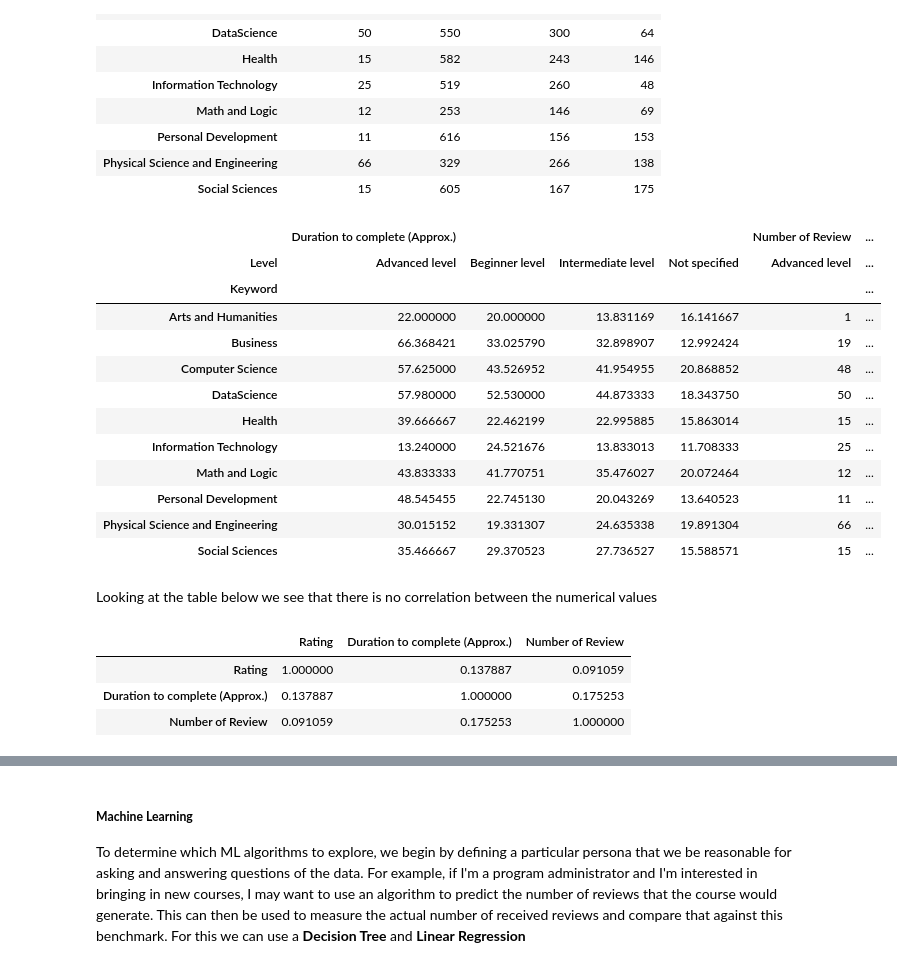
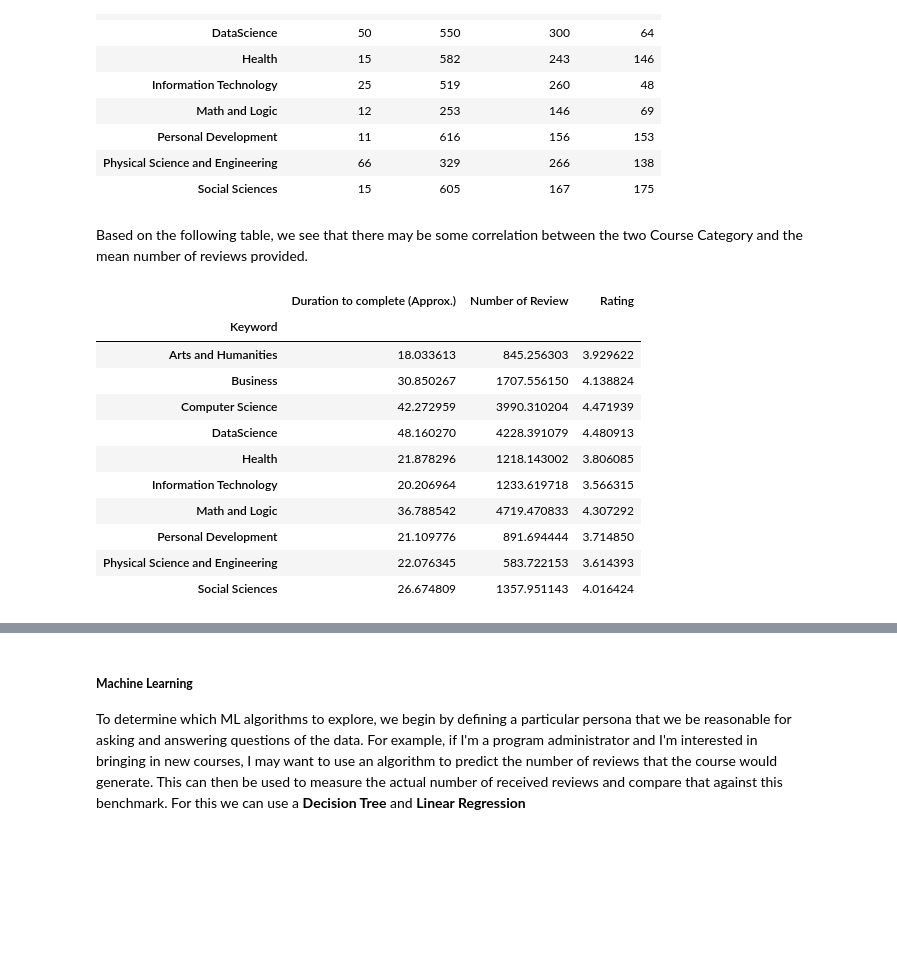
Before and after one commit to klmartin1998/spring2024-data622, a Jupyter notebook: assignments/assignment1/DATA 622 - Homework #1.ipynb, the cells around one changed output, grey strips where cells are left out. Drawn from its saved outputs; the diff is of its cells as text; code cells hidden in the pictures; blank space fills up the shorter version.

```diff
--- a/assignments/assignment1/DATA 622 - Homework #1.ipynb
+++ b/assignments/assignment1/DATA 622 - Homework #1.ipynb
@@ -41,10 +37,6 @@ pd.get_option('display.max_rows')
 # %%
 df1 = pd.read_csv('data/CourseraDataset-Clean.csv')
 df2 = pd.read_csv('data/train.csv')
-# %%
-##Set pandas options for columns and rows being displayed
-
-pd.set_option('display.max_columns',25)
 # %% [markdown]
 ### **B. Coursera Data**
 
@@ -143,0 +165,5 @@ Name: count, dtype: int64
+# %%
+keep_index = [1,2,3,8,9,11,12]
+# %%
+df1_simplified = df1.iloc[:,keep_index]
+df1_simplified.head(10)
@@ -156,29 +397,21 @@ pd.crosstab(df1['Keyword'],df1['Level'])
 | Personal Development | 11 | 616 | 156 | 153 |
 | Physical Science and Engineering | 66 | 329 | 266 | 138 |
 | Social Sciences | 15 | 605 | 167 | 175 |
+# %% [markdown]
+Based on the following table, we see that there may be some correlation between the two Course Category and the mean number of reviews provided.
 # %%
-pd.pivot_table(df1, index=['Keyword'], columns=['Level'],values=['Rating', 'Number of Review','Duration to complete (Approx.)'], \
-               aggfunc={'Number of Review':len, 'Rating':"mean",'Duration to complete (Approx.)':"mean"})
+df1_simplified.pivot_table(index=['Keyword'],values=['Rating', 'Number of Review','Duration to complete (Approx.)'], \
+               aggfunc={'Number of Review':'mean', 'Rating':"mean",'Duration to complete (Approx.)':"mean"})
 # %% [output]
-|  | Duration to complete (Approx.) |  |  |  | Number of Review | ... |
-| Level | Advanced level | Beginner level | Intermediate level | Not specified | Advanced level | ... |
-| Keyword |  |  |  |  |  | ... |
-| Arts and Humanities | 22.000000 | 20.000000 | 13.831169 | 16.141667 | 1 | ... |
-| Business | 66.368421 | 33.025790 | 32.898907 | 12.992424 | 19 | ... |
-| Computer Science | 57.625000 | 43.526952 | 41.954955 | 20.868852 | 48 | ... |
-| DataScience | 57.980000 | 52.530000 | 44.873333 | 18.343750 | 50 | ... |
-| Health | 39.666667 | 22.462199 | 22.995885 | 15.863014 | 15 | ... |
-| Information Technology | 13.240000 | 24.521676 | 13.833013 | 11.708333 | 25 | ... |
-| Math and Logic | 43.833333 | 41.770751 | 35.476027 | 20.072464 | 12 | ... |
-| Personal Development | 48.545455 | 22.745130 | 20.043269 | 13.640523 | 11 | ... |
-| Physical Science and Engineering | 30.015152 | 19.331307 | 24.635338 | 19.891304 | 66 | ... |
-| Social Sciences | 35.466667 | 29.370523 | 27.736527 | 15.588571 | 15 | ... |
+|  | Duration to complete (Approx.) | Number of Review | Rating |
+| Keyword |  |  |  |
+| Arts and Humanities | 18.033613 | 845.256303 | 3.929622 |
+| Business | 30.850267 | 1707.556150 | 4.138824 |
+| Computer Science | 42.272959 | 3990.310204 | 4.471939 |
+| DataScience | 48.160270 | 4228.391079 | 4.480913 |
+| Health | 21.878296 | 1218.143002 | 3.806085 |
+| Information Technology | 20.206964 | 1233.619718 | 3.566315 |
+| Math and Logic | 36.788542 | 4719.470833 | 4.307292 |
+| Personal Development | 21.109776 | 891.694444 | 3.714850 |
+| Physical Science and Engineering | 22.076345 | 583.722153 | 3.614393 |
+| Social Sciences | 26.674809 | 1357.951143 | 4.016424 |
-# %% [markdown]
-Looking at the table below we see that there is no correlation between the numerical values
-# %%
-df1.loc[:,df1.dtypes != 'object'].corr()
-# %% [output]
-|  | Rating | Duration to complete (Approx.) | Number of Review |
-| Rating | 1.000000 | 0.137887 | 0.091059 |
-| Duration to complete (Approx.) | 0.137887 | 1.000000 | 0.175253 |
-| Number of Review | 0.091059 | 0.175253 | 1.000000 |
```
Also changed, not shown: parts of 147 cells of this notebook.
